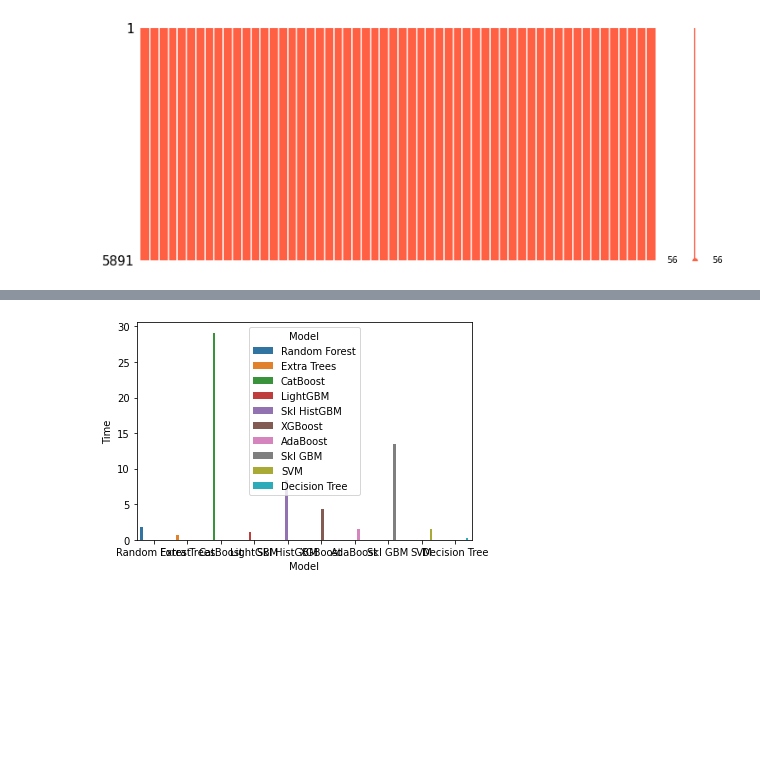
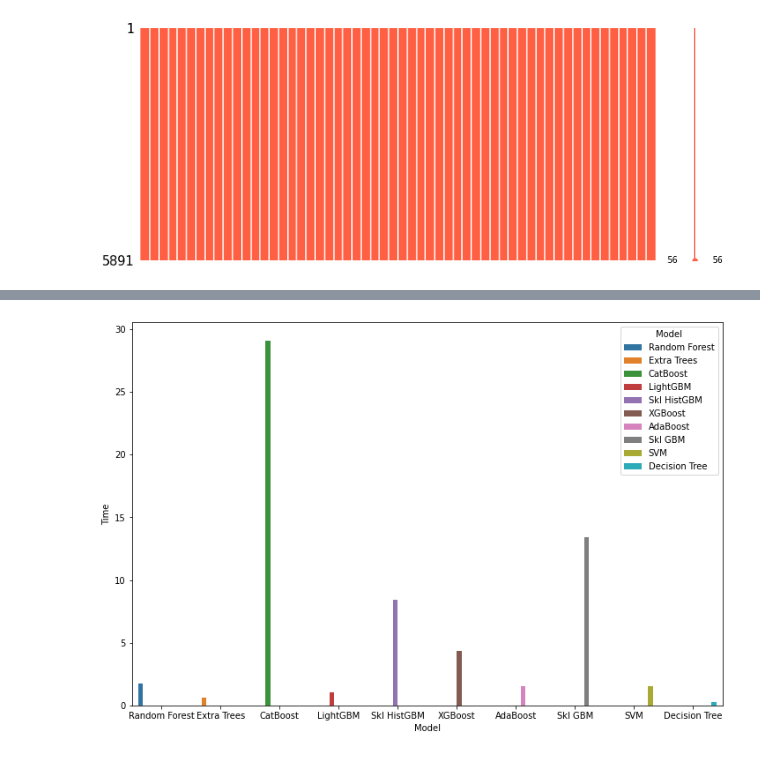
Before and after one commit to Islompulatov/Build_week_2, a Jupyter notebook: eda_visualization.ipynb, the cells around one changed output, grey strips where cells are left out. Cells and saved outputs as stored; diff of their text form; code cells hidden in the pictures; blank space fills up the shorter version.

```diff
--- a/eda_visualization.ipynb
+++ b/eda_visualization.ipynb
@@ -54,7 +64,8 @@ ax = sns.barplot(x="Model",y="Accuracy",hue="Model", data=feature)
 # %%
 # time of completion of each model per seconds
+f, ax = plt.subplots(figsize=(12, 8))
 ax = sns.barplot(x="Model",y="Time",hue="Model", data=feature)
 # %% [output]
-[figure, old version]
+[figure, new version]
 # %%
 # did grid search on 6 model with execution time below 2 seconds and fix the hyperrameter to run the 6 model again
```
Also changed, not shown: parts of 7 cells of this notebook, 2 other files.
